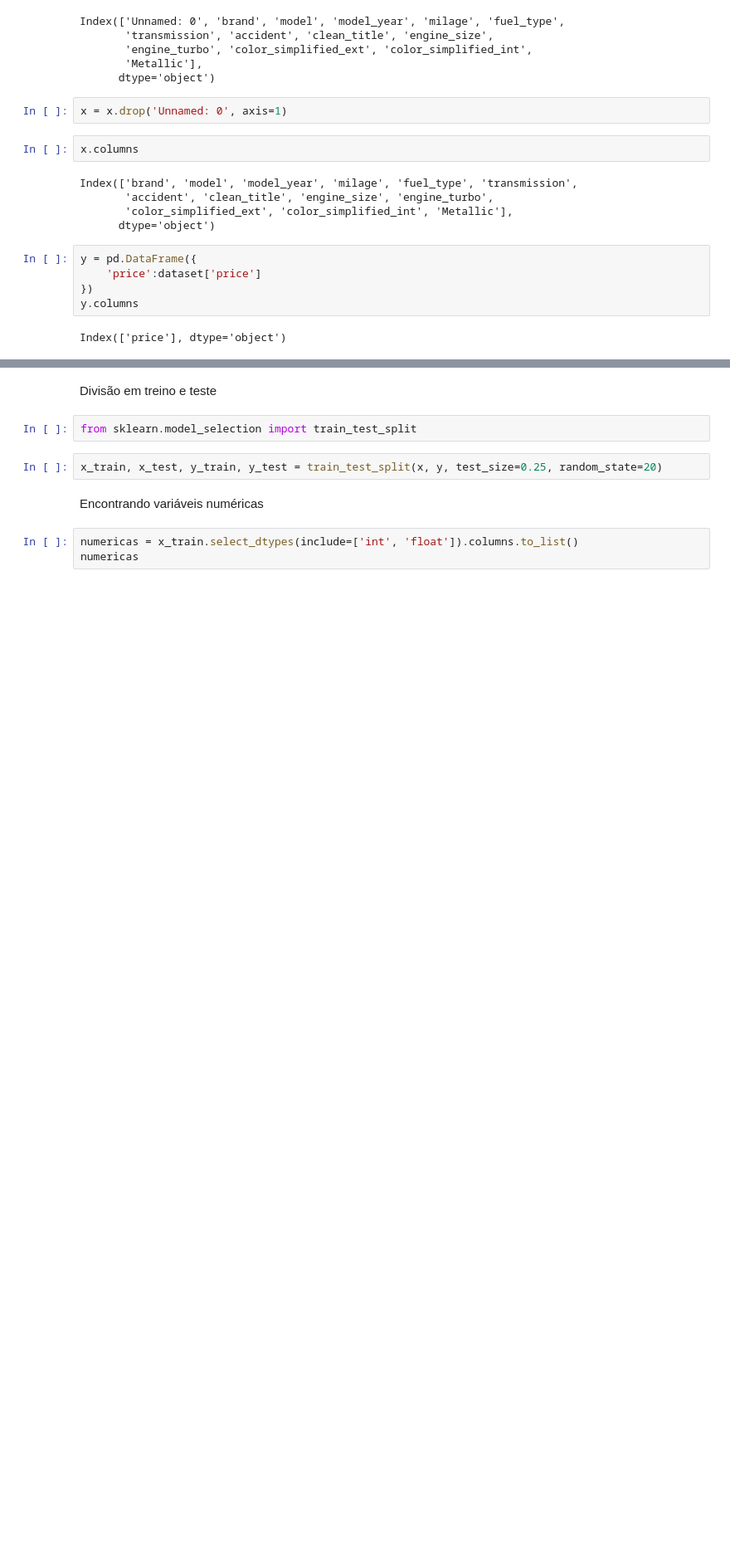
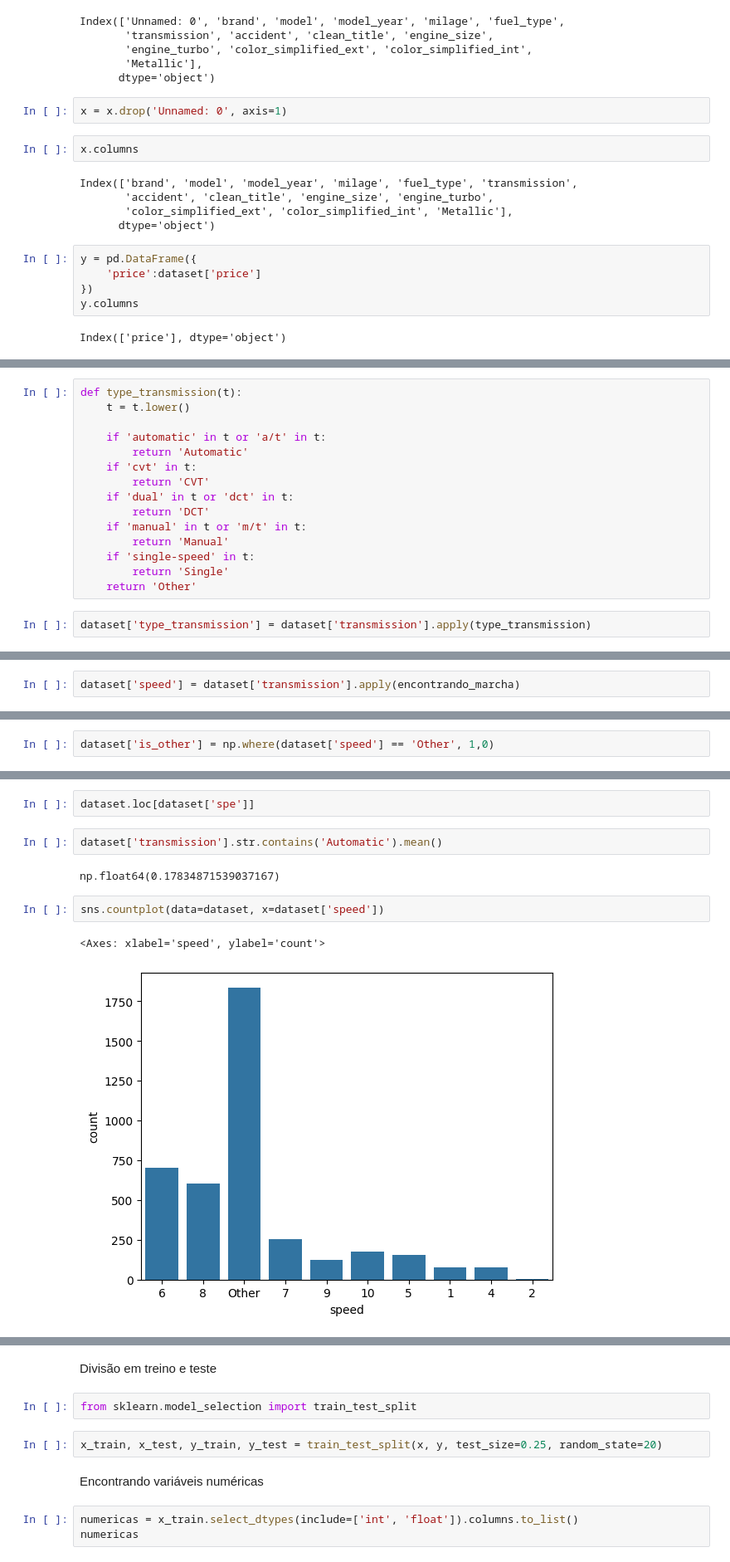
Before and after one commit to Pablo-Sant/previsao_preco_carro, a Jupyter notebook: notebooks/02-preprocessing.ipynb, the cells around one changed output, grey strips where cells are left out. Shown at 83% size. Saved outputs shown, nothing was run; the diff lists cells and outputs as text; blank space fills up the shorter version.

Commit message:
feat: cração da feature 'speed' e 'type_transmission'

```diff
--- a/notebooks/02-preprocessing.ipynb
+++ b/notebooks/02-preprocessing.ipynb
@@ -368,0 +395,17 @@ Index(['price'], dtype='object')
+# %%
+def type_transmission(t):
+    t = t.lower()
+
+    if 'automatic' in t or 'a/t' in t:
+        return 'Automatic'
+    if 'cvt' in t:
+        return 'CVT'
+    if 'dual' in t or 'dct' in t:
+        return 'DCT'
+    if 'manual' in t or 'm/t' in t:
+        return 'Manual'
+    if 'single-speed' in t:
+        return 'Single'
+    return 'Other'
+# %%
+dataset['type_transmission'] = dataset['transmission'].apply(type_transmission)
@@ -368,0 +433,2 @@ Index(['price'], dtype='object')
+# %%
+dataset['speed'] = dataset['transmission'].apply(encontrando_marcha)
@@ -368,0 +475,2 @@ Index(['price'], dtype='object')
+# %%
+dataset['is_other'] = np.where(dataset['speed'] == 'Other', 1,0)
@@ -368,0 +492,11 @@ Index(['price'], dtype='object')
+# %%
+dataset.loc[dataset['spe']]
+# %%
+dataset['transmission'].str.contains('Automatic').mean()
+# %% [output]
+np.float64(0.17834871539037167)
+# %%
+sns.countplot(data=dataset, x=dataset['speed'])
+# %% [output]
+<Axes: xlabel='speed', ylabel='count'>
+[figure, added]
```
Also changed, not shown: parts of 18 cells of this notebook, 1 other file.
